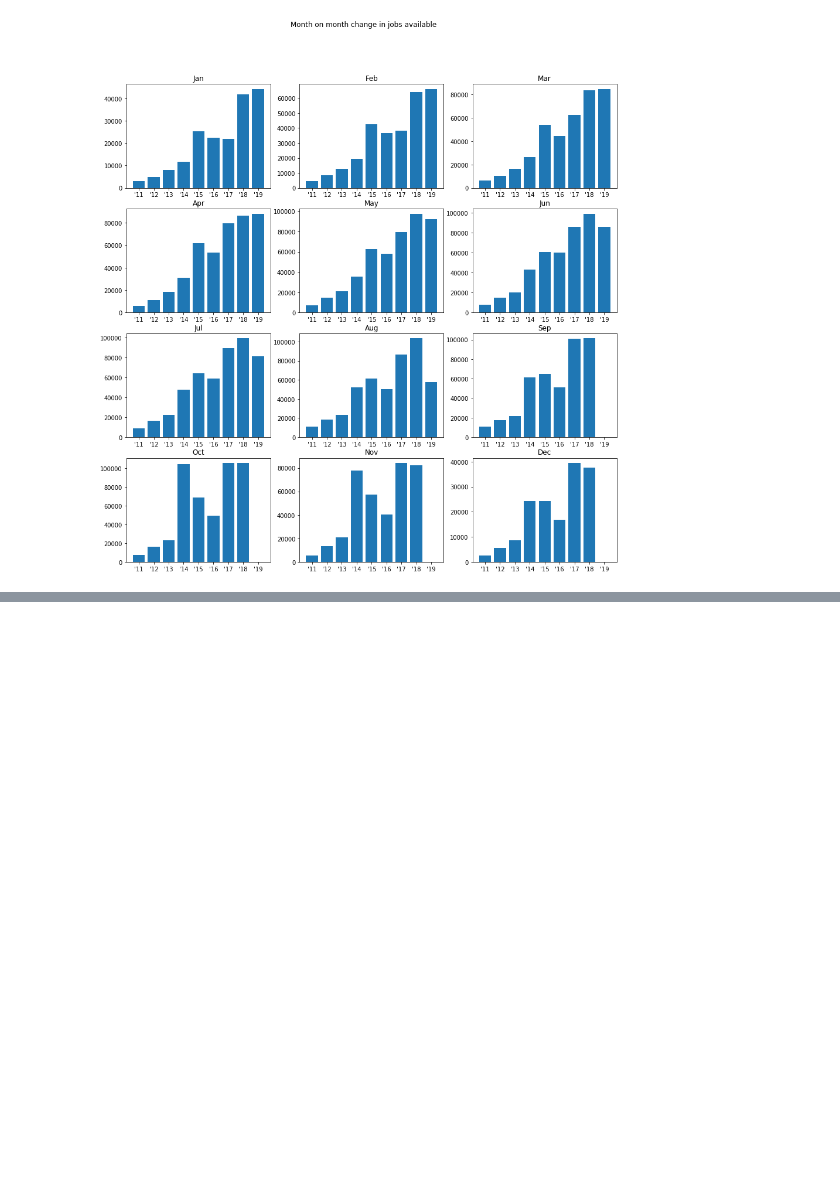
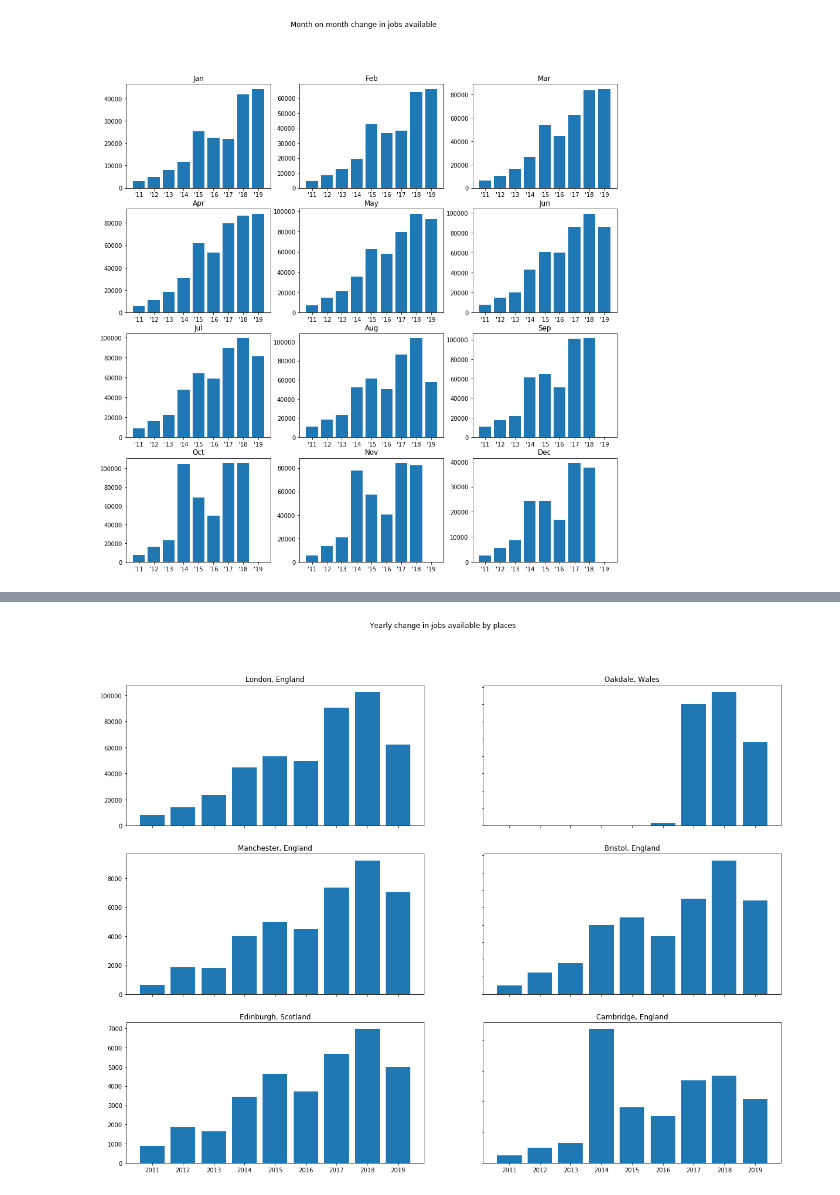
Before and after one commit to Khumo94/citadel-datathon-2019, a Jupyter notebook: load-dataset-1.ipynb, the cells around one changed output, grey strips where cells are left out. Drawn from its saved outputs; the diff is of its cells as text; code cells hidden in the pictures; blank space fills up the shorter version.

```diff
--- a/load-dataset-1.ipynb
+++ b/load-dataset-1.ipynb
@@ -103,0 +83,11 @@ job_listings.dropna(
+# %%
+job_listings["place"] = jobs_listings["city"] + ", " + job_listings["region"]
+job_listings_place = job_listings.dropna(subset=["place"])
+# between 2011 to 2020 only
+job_listings_place
+# %%
+# filter for our timeframe
+job_listings_place = job_listings_place[job_listings_place.created_year >= 2011]
+# %%
+top6 = job_listings_place.groupby("place").count().reset_index().sort_values("title", ascending=False).head(6)["place"].values.tolist()
+job_listings_place_top6 = job_listings_place[job_listings_place.place.isin(top6)]
@@ -103,0 +115,28 @@ job_listings.dropna(
+# %%
+jobcountsList = []
+yearsList = []
+for place in top6:
+    this = job_listings_place_top6[job_listings_place_top6.place == place]
+    jobcounts = []
+    years = []
+    for year in range (2011, 2020, 1):
+        years.append(str(year))
+        this = job_listings_place_top6[job_listings_place_top6.place == place]
+        this = this[this.created_year <= year]
+        this = this[this.deleted_year >= year]
+        jobcounts.append(this["title"].count())
+    jobcountsList.append(jobcounts)
+    yearsList.append(years)
+# %%
+#plot by place
+# plt.figure(figsize=(20,10))
+fig, axs = plt.subplots(nrows=3, ncols=2, figsize=(20,15))
+fig.suptitle('Yearly change in jobs available by places')
+for ax,years, jobcounts,place in zip(axs.flat, yearsList, jobcountsList,top6):
+    ax.bar(years,jobcounts)
+    ax.set_title(place)
+
+for ax in axs.flat:
+    ax.label_outer()
+# %% [output]
+[figure, added]
```
Also changed, not shown: parts of 2 cells of this notebook, 2 other files.
